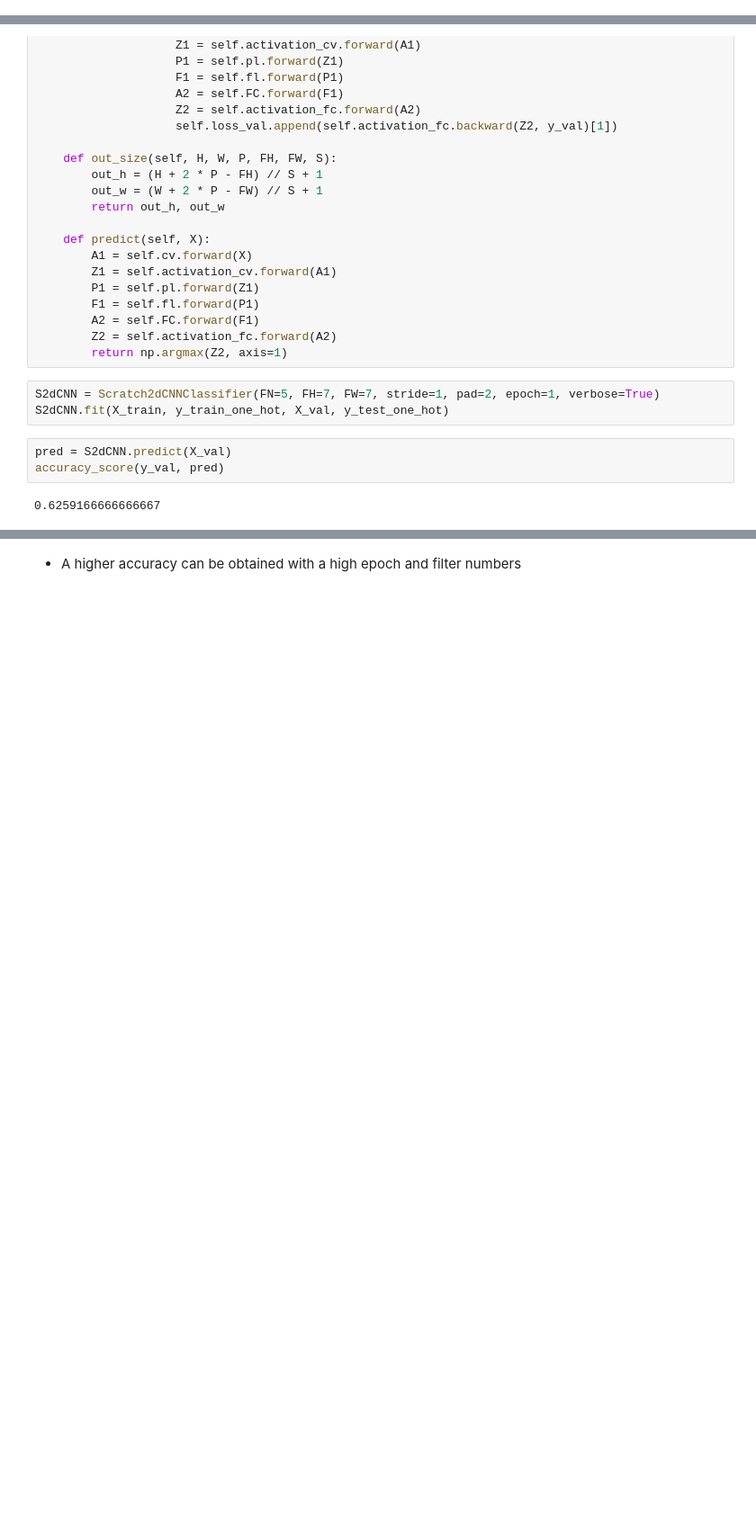
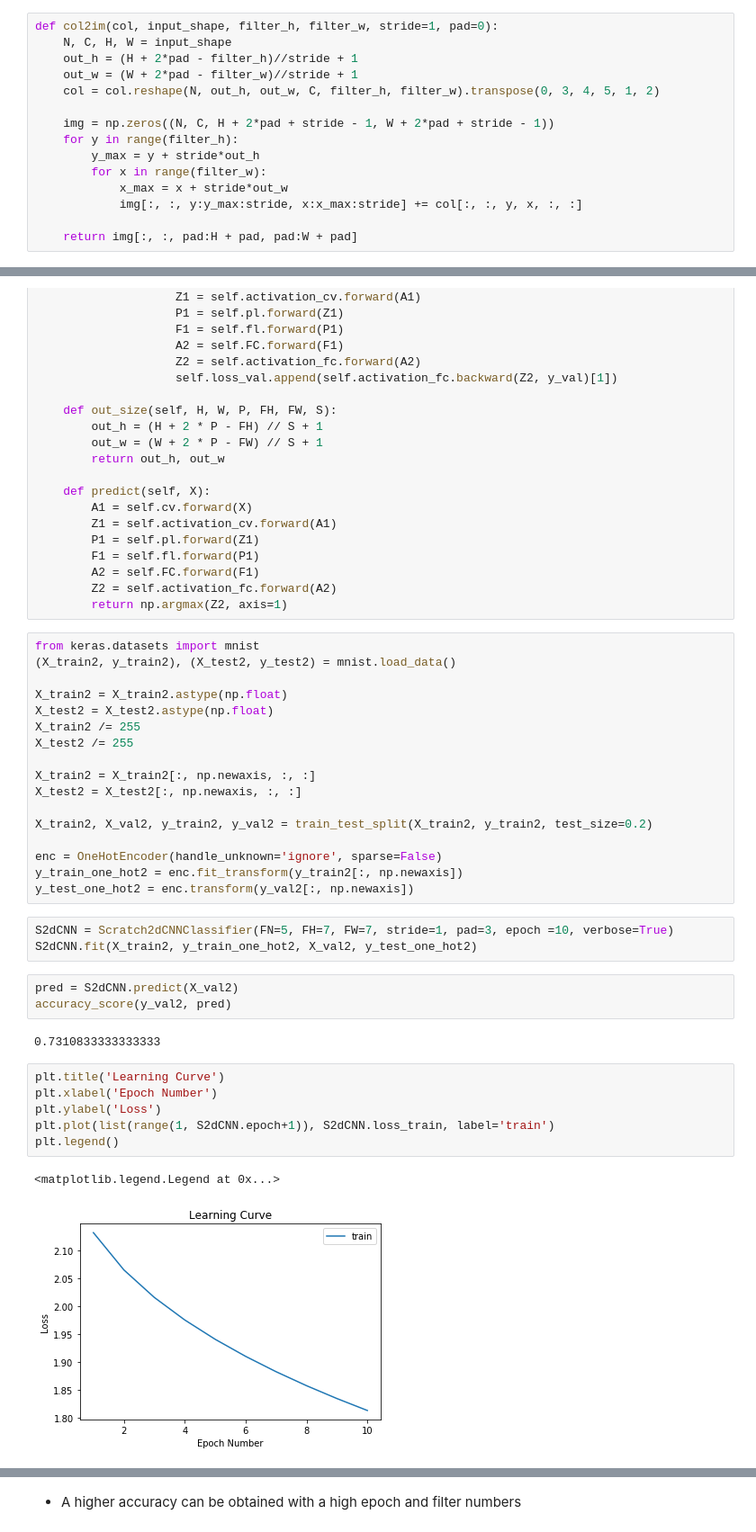
Before and after one commit to Outc94/Deep_Learning_Sprints, a Jupyter notebook: Sprint_12_CNN.ipynb, the cells around one changed output, grey strips where cells are left out. Shown at 90% size. Cells and saved outputs as stored; diff of their text form; blank space fills up the shorter version.

Commit message:
Plot train loss and val loss curves

```diff
--- a/Sprint_12_CNN.ipynb
+++ b/Sprint_12_CNN.ipynb
@@ -472,3 +501,18 @@ class Relu:
+# %%
+def col2im(col, input_shape, filter_h, filter_w, stride=1, pad=0):
+    N, C, H, W = input_shape
+    out_h = (H + 2*pad - filter_h)//stride + 1
+    out_w = (W + 2*pad - filter_w)//stride + 1
+    col = col.reshape(N, out_h, out_w, C, filter_h, filter_w).transpose(0, 3, 4, 5, 1, 2)
+
+    img = np.zeros((N, C, H + 2*pad + stride - 1, W + 2*pad + stride - 1))
+    for y in range(filter_h):
+        y_max = y + stride*out_h
+        for x in range(filter_w):
+            x_max = x + stride*out_w
+            img[:, :, y:y_max:stride, x:x_max:stride] += col[:, :, y, x, :, :]
+
+    return img[:, :, pad:H + pad, pad:W + pad]
 # %%
 class MaxPool2D2:
 
@@ -590,11 +634,37 @@ class Scratch2dCNNClassifier:
         A2 = self.FC.forward(F1)
         Z2 = self.activation_fc.forward(A2)
         return np.argmax(Z2, axis=1)
+# %%
+from keras.datasets import mnist
+(X_train2, y_train2), (X_test2, y_test2) = mnist.load_data()
+
+X_train2 = X_train2.astype(np.float)
+X_test2 = X_test2.astype(np.float)
+X_train2 /= 255
+X_test2 /= 255
+
+X_train2 = X_train2[:, np.newaxis, :, :]
+X_test2 = X_test2[:, np.newaxis, :, :]
+
+X_train2, X_val2, y_train2, y_val2 = train_test_split(X_train2, y_train2, test_size=0.2)
+
+enc = OneHotEncoder(handle_unknown='ignore', sparse=False)
+y_train_one_hot2 = enc.fit_transform(y_train2[:, np.newaxis])
+y_test_one_hot2 = enc.transform(y_val2[:, np.newaxis])
 # %%
-S2dCNN = Scratch2dCNNClassifier(FN=5, FH=7, FW=7, stride=1, pad=2, epoch=1, verbose=True)
-S2dCNN.fit(X_train, y_train_one_hot, X_val, y_test_one_hot)
+S2dCNN = Scratch2dCNNClassifier(FN=5, FH=7, FW=7, stride=1, pad=3, epoch =10, verbose=True)
+S2dCNN.fit(X_train2, y_train_one_hot2, X_val2, y_test_one_hot2)
 # %%
-pred = S2dCNN.predict(X_val)
-accuracy_score(y_val, pred)
+pred = S2dCNN.predict(X_val2)
+accuracy_score(y_val2, pred)
 # %% [output]
-0.6259166666666667
+0.7310833333333333
+# %%
+plt.title('Learning Curve')
+plt.xlabel('Epoch Number')
+plt.ylabel('Loss')
+plt.plot(list(range(1, S2dCNN.epoch+1)), S2dCNN.loss_train, label='train')
+plt.legend()
+# %% [output]
+<matplotlib.legend.Legend at 0x...>
+[figure, added]
```
Also changed, not shown: parts of 5 cells of this notebook.
